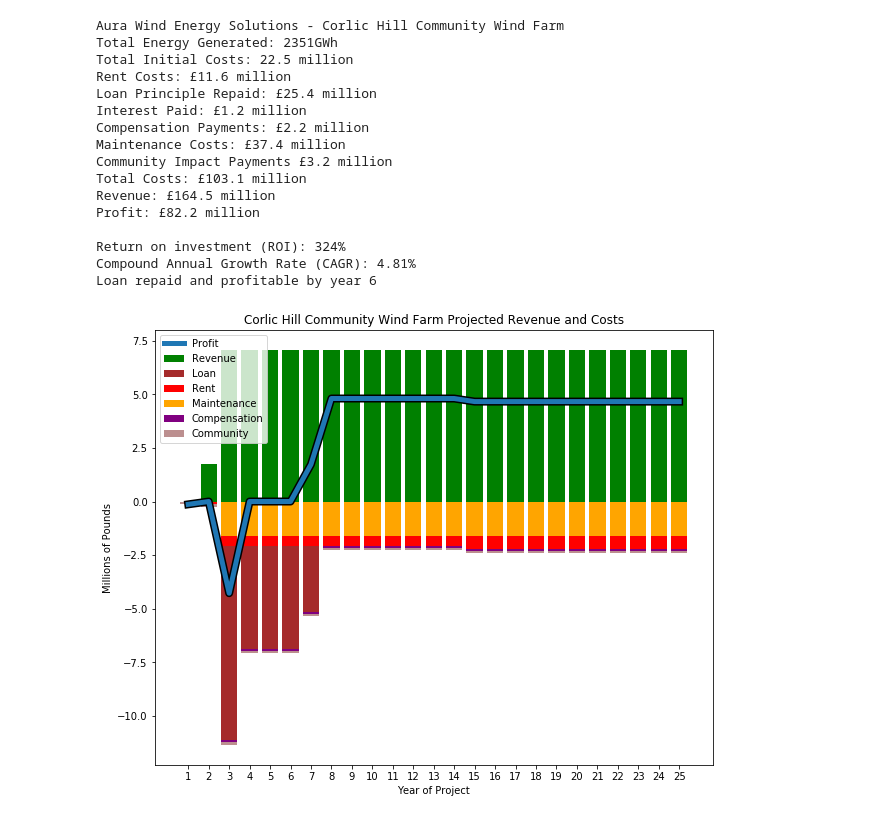
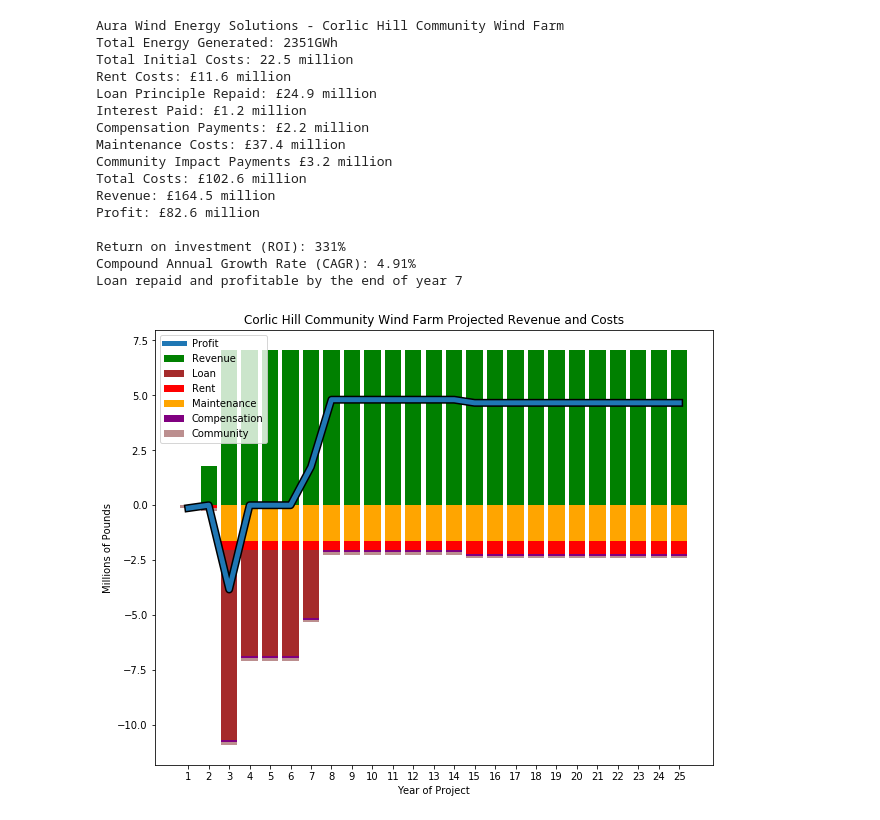
Before and after one commit to JamesSharma04/wind-farm-financial-model, a Jupyter notebook: financialForecast.ipynb, the cells around one changed output. Saved outputs shown, nothing was run; the diff lists cells and outputs as text; code cells hidden in the pictures.

```diff
--- a/financialForecast.ipynb
+++ b/financialForecast.ipynb
@@ -93,16 +93,17 @@ annualCommunityPayment=payPerMWh*powerRating
 #calculate and set amounts to be used in the time series loop
 maintenanceCost=turbineCost*maintenance
 
-#calculate loan size required
-#increase loan amount by 10% to account for unexpected costs
+#amount of time before the turbines are ready to spin
+timeToProduction=math.ceil(surveyTime+constructionTime)
+
+#calculate loan size required, and increase loan amount to account for unexpected costs
 marginOfSafety=0.1
 #account for community payments during construction
 loanCommunityPayment=annualCommunityPayment*(surveyTime+constructionTime)
 #calculate the cost of the rent during the time of construction and surveying
 loanRent=fixedRent*(constructionTime+surveyTime)+(landRent*(annualInitialRevenue*(1-constructionTime))-(annualInitialRevenue*(1-constructionTime)))
-#add up all components and add interest
-loanInterest=(1+interestRate)**(surveyTime+constructionTime)
-initLoanSize=((totalInitialCost+loanCommunityPayment+loanRent+maintenanceCost)*loanInterest)*(1+marginOfSafety)
+#add up all components
+initLoanSize=(totalInitialCost+loanCommunityPayment+loanRent+maintenanceCost)*(1+marginOfSafety)
 loanAmount=initLoanSize
 
 #section to calculate the loan interest rate, based on loan size
@@ -143,7 +144,7 @@ for x in range(0,timeHorizon):
         annualCompensation=0
         annualEnergy=0
     #reduce revenue by duration of construction time
-    elif x<math.ceil(surveyTime+constructionTime):
+    elif (x<timeToProduction):
         annualRevenue = annualInitialRevenue * (1-constructionTime)
         annualCompensation=compensation*(1-constructionTime)
         annualEnergy=powerGenAnnually*(1-constructionTime)
@@ -160,10 +161,12 @@ for x in range(0,timeHorizon):
     balance-=annualCompensation
     compensationArray[x]=annualCompensation
 
+    '''account for community impact fund'''
     #community benefits
     balance-=annualCommunityPayment
     communityArray[x]=annualCommunityPayment
 
+    '''calculate annual rent payments, which are based on revenue'''
     #for the first 13 years rent is lower
     if (x<=13):
         annualRent=fixedRent+landRent*annualRevenue
@@ -195,7 +198,7 @@ for x in range(0,timeHorizon):
             repaymentAmount=0
         #repay loan depending on how much is left
         # don't repay if construction is ongoing, in case of going overbudget
-        elif (loanAmount>balance and x>=math.ceil(surveyTime+constructionTime)):
+        elif (loanAmount>balance and x>=timeToProduction):
             repaymentAmount=balance
             loanAmount-=repaymentAmount
 
@@ -215,6 +218,7 @@ for x in range(0,timeHorizon):
     costArray[x]=(thisMaintenance+repaymentAmount+annualRent+annualCompensation+annualCommunityPayment)
     annualProfit=revenueArray[x]-costArray[x]
     profitArray[x]=annualProfit
+    '''end of for loop'''
 
 #calculate totals
 totalProfit = np.sum(profitArray)
@@ -249,7 +253,7 @@ print(f'Return on investment (ROI): {round(ROI)}%')
 print(f'Compound Annual Growth Rate (CAGR): {round(CAGR,2)}%')
 
 #find when the loan is fully repaid and therefore profit made
-print(f'Loan repaid and profitable by year {(np.array(repaymentArray)[math.ceil(surveyTime+constructionTime):].tolist().index(0))+1}')
+print(f'Loan repaid and profitable by the end of year {(np.array(repaymentArray)[timeToProduction:].tolist().index(0))+timeToProduction}')
 #create cumulative arrays based on annual data
 cumProfitArray=np.cumsum(profitArray)
 cumRentArray=np.cumsum(rentArray)
@@ -261,9 +265,10 @@ cumEnergyArray=np.cumsum(energyArray)
 cumCommunityArray=np.cumsum(communityArray)
 
 #plot some graphs to display information
+ind=np.arange(start=1,stop=26,step=1)
 '''uncomment below to show two simple graphs'''
 '''
-ind=np.arange(start=1,stop=26,step=1)
+
 plt.figure(figsize=(10, 8))
 colours = ['red' if (x < 0) else 'green' for x in profitArray ]
 plt.bar(ind, profitArray, width=0.8, label='Revenue', color=colours)
@@ -292,38 +297,38 @@ plt.bar(ind, np.negative(compensationArray), width=0.8, label='Compensation', co
 plt.bar(ind, np.negative(communityArray), width=0.8, label='Community', color='rosybrown', bottom=np.add(np.negative(compensationArray), added2))
 
 plt.xticks(ind,ind)
 plt.ylabel("Millions of Pounds")
 plt.xlabel("Year of Project")
 plt.legend(loc="upper left")
 plt.title(siteName + " Projected Revenue and Costs")
 plt.show()
 
 plt.figure(figsize=(10, 8))
 plt.plot(ind,cumProfitArray,linewidth=8.0,color='black')
 plt.plot(ind,cumProfitArray,linewidth=5.0,label='Profit')
 plt.stackplot(ind,cumRevenueArray,labels=['Revenue'],colors=['green'])
 plt.stackplot(ind,np.negative(cumRepaymentArray), np.negative(cumRentArray), np.negative(cumMaintenanceArray),np.negative(cumCompensationArray),np.negative(cumCommunityArray), labels=['Loan','Rent','Maintenance', 'Compensation', 'Community'],colors=['brown','red','orange','purple', 'rosybrown'])
 plt.legend(loc='upper left')
 plt.xlabel("Year of Project")
 plt.ylabel("Millions of Pounds")
 plt.title(siteName + " Projected Cumulative Revenue and Costs")
 plt.show()
 # %% [output]
 Aura Wind Energy Solutions - Corlic Hill Community Wind Farm
 Total Energy Generated: 2351GWh
 Total Initial Costs: 22.5 million
 Rent Costs: £11.6 million
-Loan Principle Repaid: £25.4 million
+Loan Principle Repaid: £24.9 million
 Interest Paid: £1.2 million
 Compensation Payments: £2.2 million
 Maintenance Costs: £37.4 million
 Community Impact Payments £3.2 million
-Total Costs: £103.1 million
+Total Costs: £102.6 million
 Revenue: £164.5 million
-Profit: £82.2 million
+Profit: £82.6 million
 
-Return on investment (ROI): 324%
-Compound Annual Growth Rate (CAGR): 4.81%
-Loan repaid and profitable by year 6
+Return on investment (ROI): 331%
+Compound Annual Growth Rate (CAGR): 4.91%
+Loan repaid and profitable by the end of year 7
-[figure, old version]
+[figure, new version]
 [figure]
```
